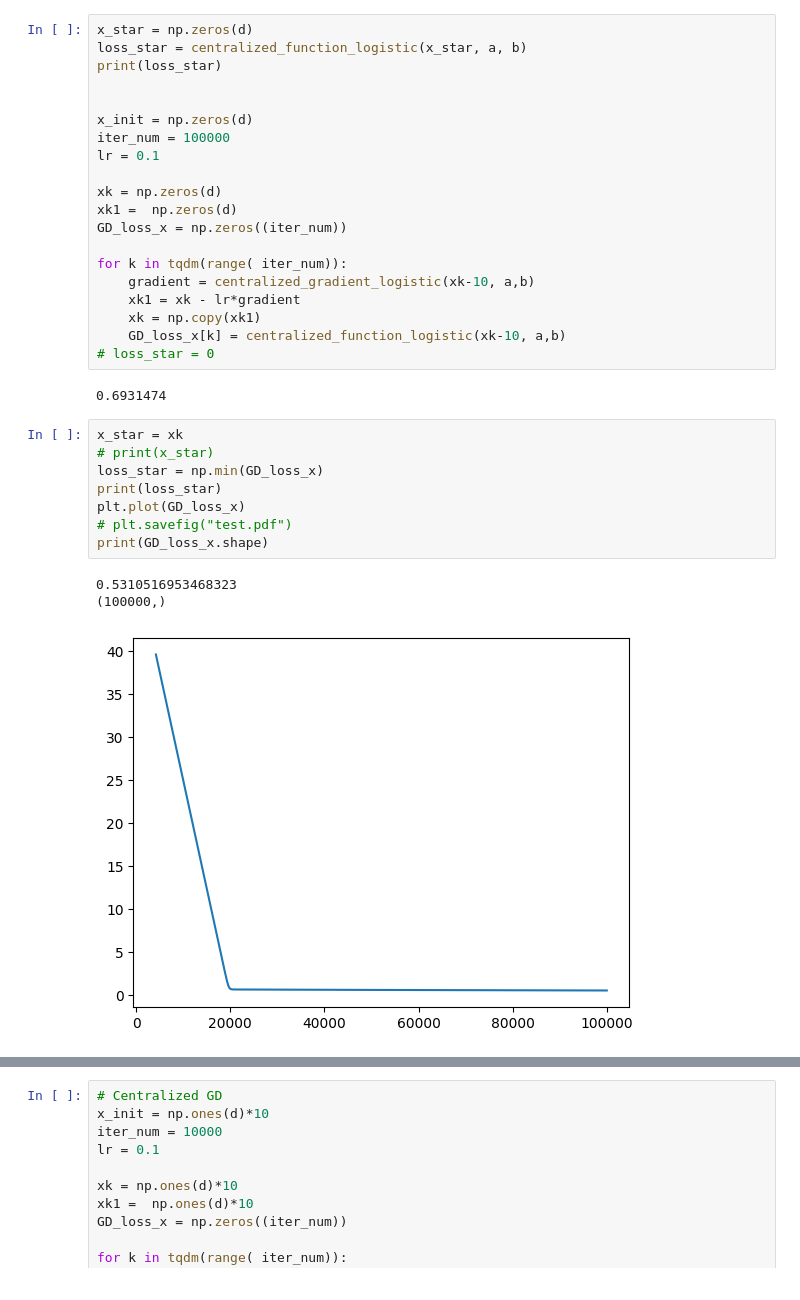
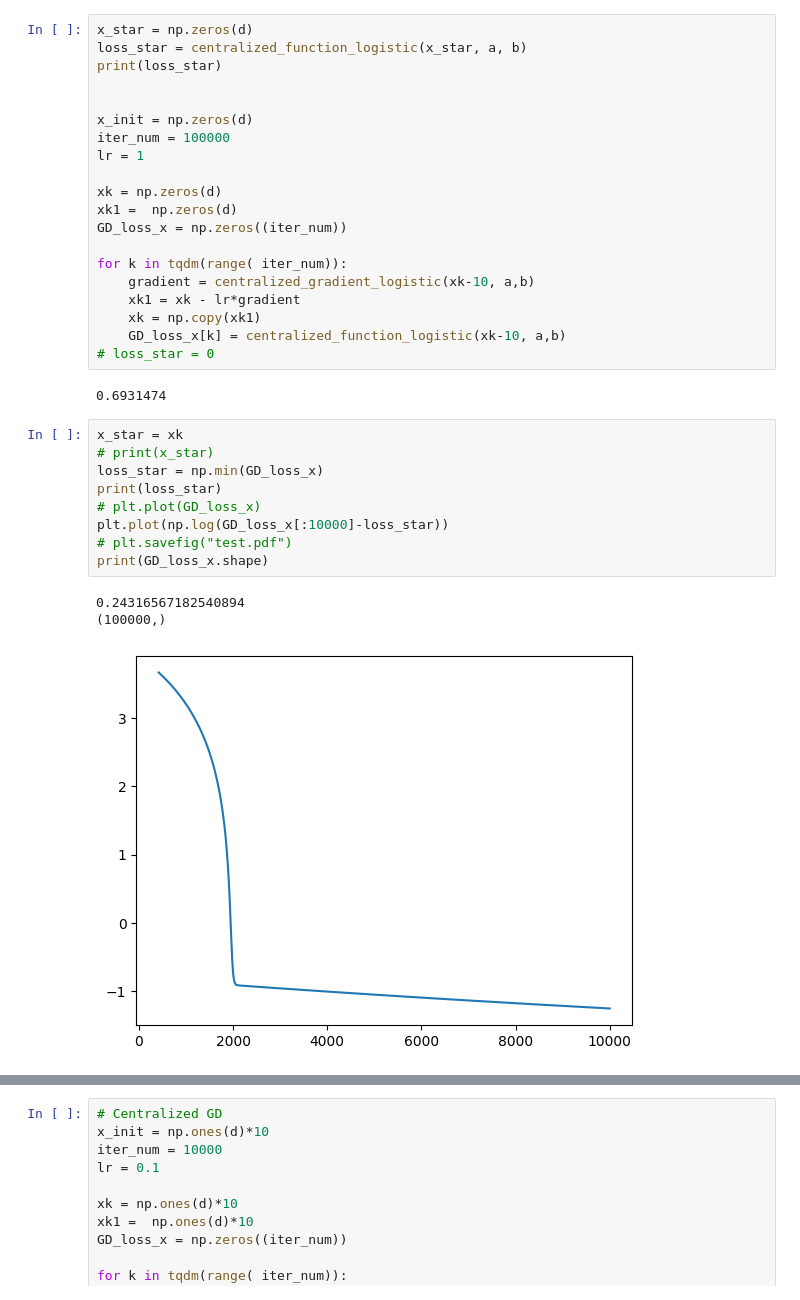
Before and after one commit to sundave1998/Bregman_Newton, a Jupyter notebook: bigger model.ipynb, the cells around one changed output, grey strips where cells are left out. Drawn from its saved outputs; the diff is of its cells as text.

```diff
--- a/bigger model.ipynb
+++ b/bigger model.ipynb
@@ -137,7 +138,7 @@ print(loss_star)
 
 x_init = np.zeros(d)
 iter_num = 100000
-lr = 0.1
+lr = 1
 
 xk = np.zeros(d)
 xk1 =  np.zeros(d)
@@ -154,15 +155,16 @@ for k in tqdm(range( iter_num)):
 # %%
 x_star = xk
 # print(x_star)
 loss_star = np.min(GD_loss_x)
 print(loss_star)
-plt.plot(GD_loss_x)
+# plt.plot(GD_loss_x)
+plt.plot(np.log(GD_loss_x[:10000]-loss_star))
 # plt.savefig("test.pdf")
 print(GD_loss_x.shape)
 # %% [output]
-0.5310516953468323
+0.24316567182540894
 (100000,)
-[figure, old version]
+[figure, new version]
 # %%
 derivative_fn = grad(centralized_function_logistic)
 # print(derivative_fn(x_star-10, a,b))
```
Also changed, not shown: parts of 6 cells of this notebook.
